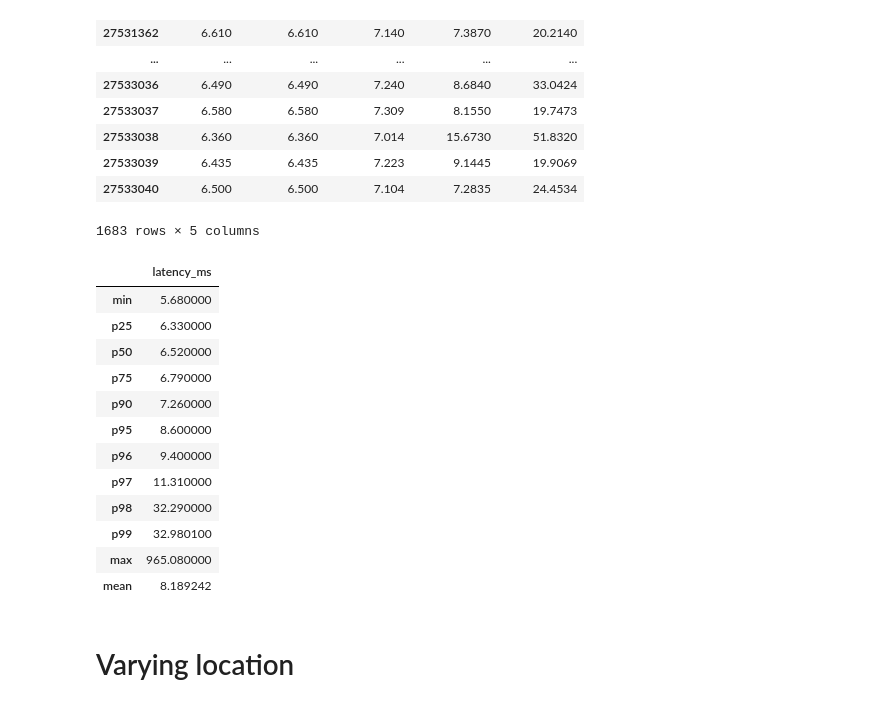
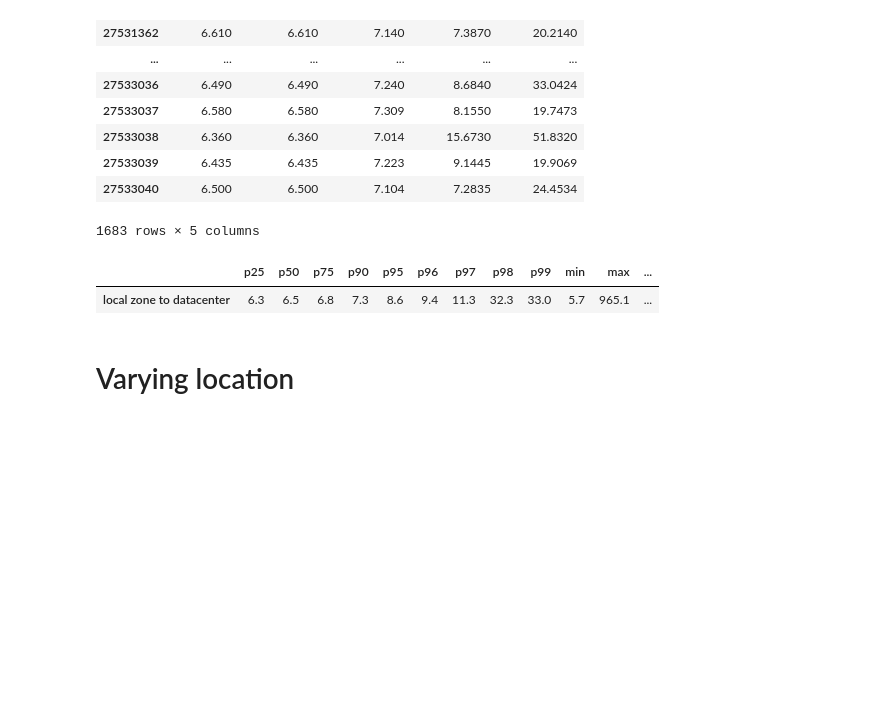
Before and after one commit to ericmelz/pinger-parser, a Jupyter notebook: jupyter/Pinger Parser Playground.ipynb, the cells around one changed output. Drawn from its saved outputs; the diff is of its cells as text; code cells hidden in the pictures; blank space fills up the shorter version.

```diff
--- a/jupyter/Pinger Parser Playground.ipynb
+++ b/jupyter/Pinger Parser Playground.ipynb
@@ -473,34 +482,24 @@ df10
 | 27533040 | 6.500 | 6.500 | 7.104 | 7.2835 | 24.4534 |
 1683 rows × 5 columns
 # %%
-data = {'latency_ms':[df7['latency_ms'].min(),
+data = {'local zone to datacenter':[
                       df7.quantile(.25)['latency_ms'], df7.quantile(.5)['latency_ms'],
                       df7.quantile(.75)['latency_ms'], df7.quantile(.9)['latency_ms'],
                       df7.quantile(.95)['latency_ms'], df7.quantile(.96)['latency_ms'],
                       df7.quantile(.97)['latency_ms'], df7.quantile(.98)['latency_ms'],
                       df7.quantile(.99)['latency_ms'],
+                      df7['latency_ms'].min(),
                       df7['latency_ms'].max(),
                       df7['latency_ms'].mean()],
         }
-index = ['min', 'p25', 'p50', 'p75', 'p90', 'p95', 'p96', 'p97', 'p98', 'p99', 'max', 'mean']
+index = ['p25', 'p50', 'p75', 'p90', 'p95', 'p96', 'p97', 'p98', 'p99', 'min', 'max', 'mean']
 # %%
 df12 = pd.DataFrame(data, index=index)
 # %%
-df12
+df12.transpose()
 # %% [output]
-|  | latency_ms |
-| min | 5.680000 |
-| p25 | 6.330000 |
-| p50 | 6.520000 |
-| p75 | 6.790000 |
-| p90 | 7.260000 |
-| p95 | 8.600000 |
-| p96 | 9.400000 |
-| p97 | 11.310000 |
-| p98 | 32.290000 |
-| p99 | 32.980100 |
-| max | 965.080000 |
-| mean | 8.189242 |
+|  | p25 | p50 | p75 | p90 | p95 | p96 | p97 | p98 | p99 | min | max | ... |
+| local zone to datacenter | 6.3 | 6.5 | 6.8 | 7.3 | 8.6 | 9.4 | 11.3 | 32.3 | 33.0 | 5.7 | 965.1 | ... |
 # %% [markdown]
 # Varying location
 # %% [markdown]
```
Also changed, not shown: parts of 9 cells of this notebook.
